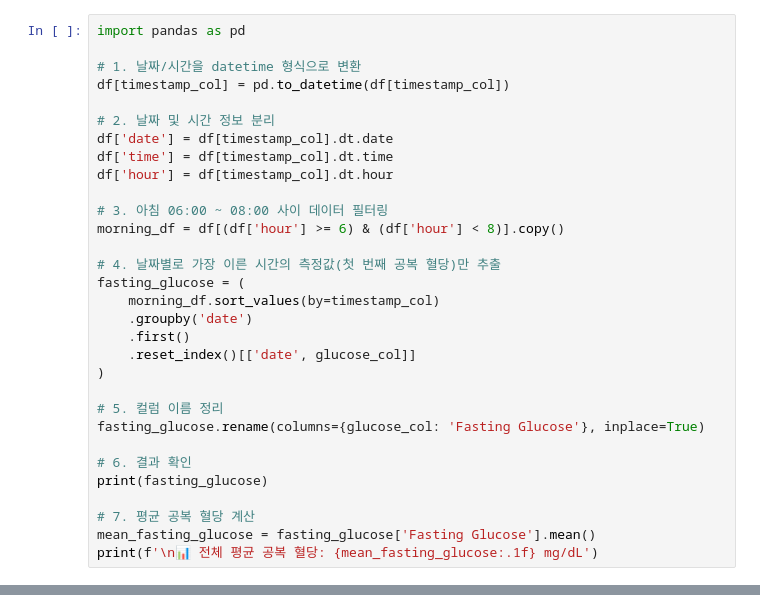
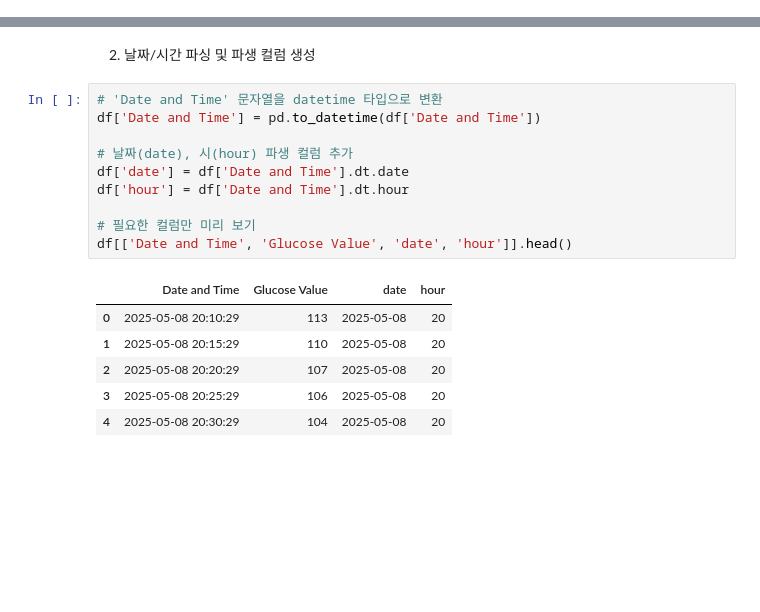
Before and after one commit to Mattlee10/Matt_Labs, a Jupyter notebook: Matt's_labs.ipynb, the cells around one changed output, grey strips where cells are left out. Cells and saved outputs as stored; diff of their text form; blank space fills up the shorter version.

```diff
--- a/Matt's_labs.ipynb
+++ b/Matt's_labs.ipynb
@@ -35,31 +22,0 @@ glucose_col = 'Glucose Value'
-# %%
-import pandas as pd
-
-# 1. 날짜/시간을 datetime 형식으로 변환
-df[timestamp_col] = pd.to_datetime(df[timestamp_col])
-
-# 2. 날짜 및 시간 정보 분리
-df['date'] = df[timestamp_col].dt.date
-df['time'] = df[timestamp_col].dt.time
-df['hour'] = df[timestamp_col].dt.hour
-
-# 3. 아침 06:00 ~ 08:00 사이 데이터 필터링
-morning_df = df[(df['hour'] >= 6) & (df['hour'] < 8)].copy()
-
-# 4. 날짜별로 가장 이른 시간의 측정값(첫 번째 공복 혈당)만 추출
-fasting_glucose = (
-    morning_df.sort_values(by=timestamp_col)
-    .groupby('date')
-    .first()
-    .reset_index()[['date', glucose_col]]
-)
-
-# 5. 컬럼 이름 정리
-fasting_glucose.rename(columns={glucose_col: 'Fasting Glucose'}, inplace=True)
-
-# 6. 결과 확인
-print(fasting_glucose)
-
-# 7. 평균 공복 혈당 계산
-mean_fasting_glucose = fasting_glucose['Fasting Glucose'].mean()
-print(f'\n📊 전체 평균 공복 혈당: {mean_fasting_glucose:.1f} mg/dL')
@@ -76,0 +23,19 @@ print(f'\n📊 전체 평균 공복 혈당: {mean_fasting_glucose:.1f} mg/dL')
+# %% [markdown]
+2. 날짜/시간 파싱 및 파생 컬럼 생성
+# %%
+# 'Date and Time' 문자열을 datetime 타입으로 변환
+df['Date and Time'] = pd.to_datetime(df['Date and Time'])
+
+# 날짜(date), 시(hour) 파생 컬럼 추가
+df['date'] = df['Date and Time'].dt.date
+df['hour'] = df['Date and Time'].dt.hour
+
+# 필요한 컬럼만 미리 보기
+df[['Date and Time', 'Glucose Value', 'date', 'hour']].head()
+# %% [output]
+|  | Date and Time | Glucose Value | date | hour |
+| 0 | 2025-05-08 20:10:29 | 113 | 2025-05-08 | 20 |
+| 1 | 2025-05-08 20:15:29 | 110 | 2025-05-08 | 20 |
+| 2 | 2025-05-08 20:20:29 | 107 | 2025-05-08 | 20 |
+| 3 | 2025-05-08 20:25:29 | 106 | 2025-05-08 | 20 |
+| 4 | 2025-05-08 20:30:29 | 104 | 2025-05-08 | 20 |
```
Also changed, not shown: parts of 11 cells of this notebook.
